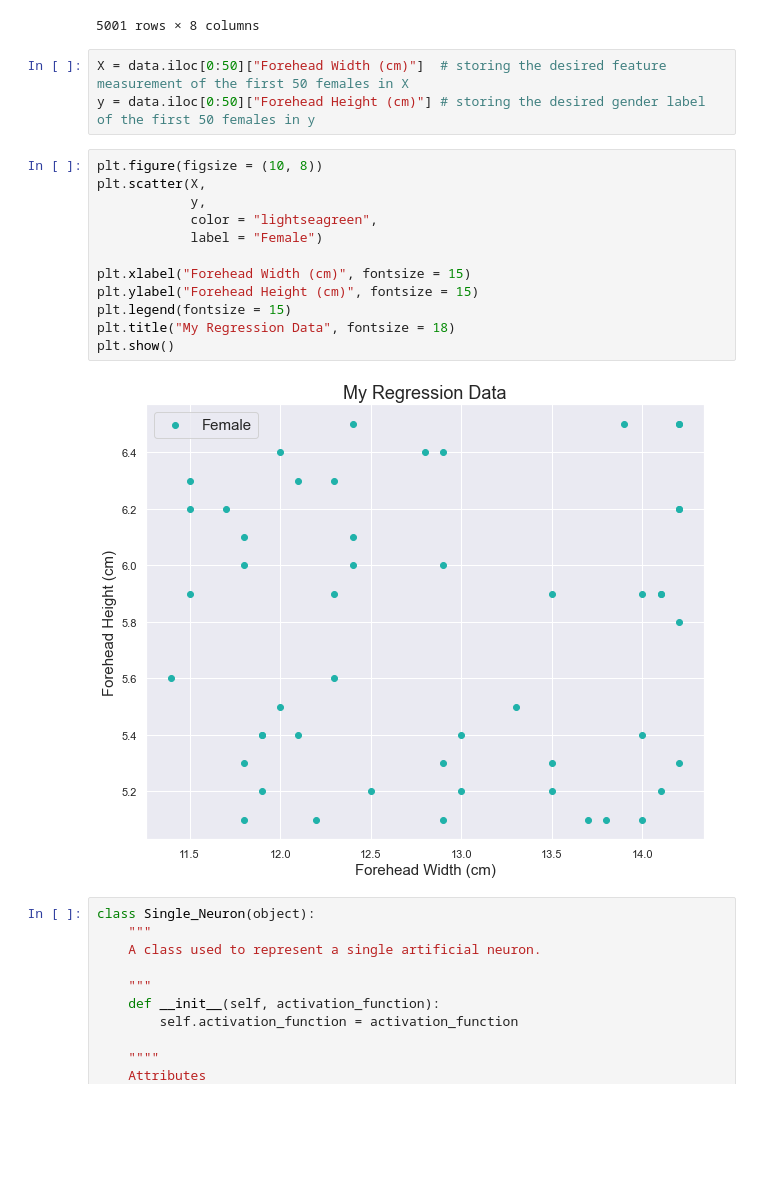
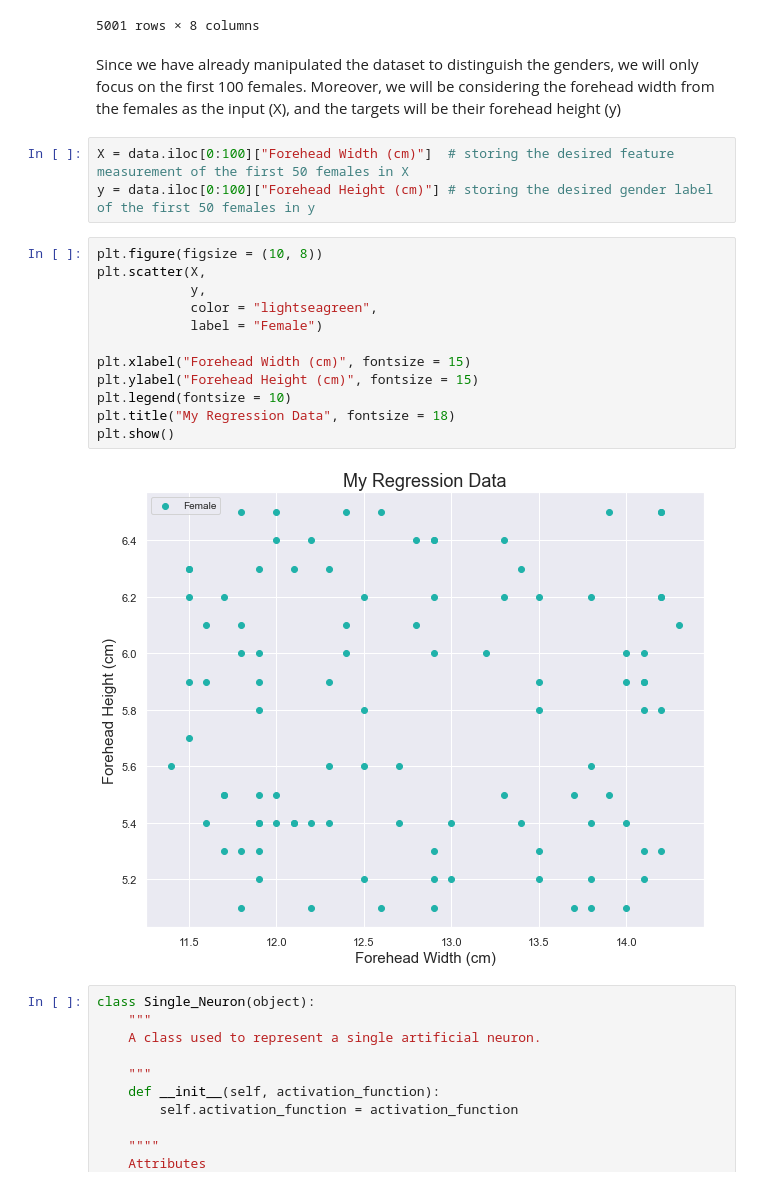
Before and after one commit to rjxgonzalez/INDE_577_Data-Science-and-Machine-Learning-, a Jupyter notebook: Supervised Learning/Regression/Linear Regression/Linear Regression.ipynb, the cells around one changed output. Saved outputs shown, nothing was run; the diff lists cells and outputs as text; blank space fills up the shorter version.

```diff
--- a/Supervised Learning/Regression/Linear Regression/Linear Regression.ipynb
+++ b/Supervised Learning/Regression/Linear Regression/Linear Regression.ipynb
@@ -26,23 +26,25 @@ data #looking at the data
 | 4999 | 1 | 12.3 | 6.9 | 0 | 1 | 1 | ... |
 | 5000 | 1 | 15.4 | 5.4 | 1 | 1 | 1 | ... |
 5001 rows × 8 columns
+# %% [markdown]
+Since we have already manipulated the dataset to distinguish the genders, we will only focus on the first 100 females. Moreover, we will be considering the forehead width from the females as the input (X), and the targets will be their forehead height (y)
 # %%
-X = data.iloc[0:50]["Forehead Width (cm)"]  # storing the desired feature measurement of the first 50 females in X
-y = data.iloc[0:50]["Forehead Height (cm)"] # storing the desired gender label of the first 50 females in y
+X = data.iloc[0:100]["Forehead Width (cm)"]  # storing the desired feature measurement of the first 50 females in X
+y = data.iloc[0:100]["Forehead Height (cm)"] # storing the desired gender label of the first 50 females in y
 # %%
 plt.figure(figsize = (10, 8))
 plt.scatter(X,
             y,
             color = "lightseagreen",
             label = "Female")
 
 plt.xlabel("Forehead Width (cm)", fontsize = 15)
 plt.ylabel("Forehead Height (cm)", fontsize = 15)
-plt.legend(fontsize = 15)
+plt.legend(fontsize = 10)
 plt.title("My Regression Data", fontsize = 18)
 plt.show()
 # %% [output]
-[figure, old version]
+[figure, new version]
 # %%
 class Single_Neuron(object):
     """
```
Also changed, not shown: parts of 5 cells of this notebook.
